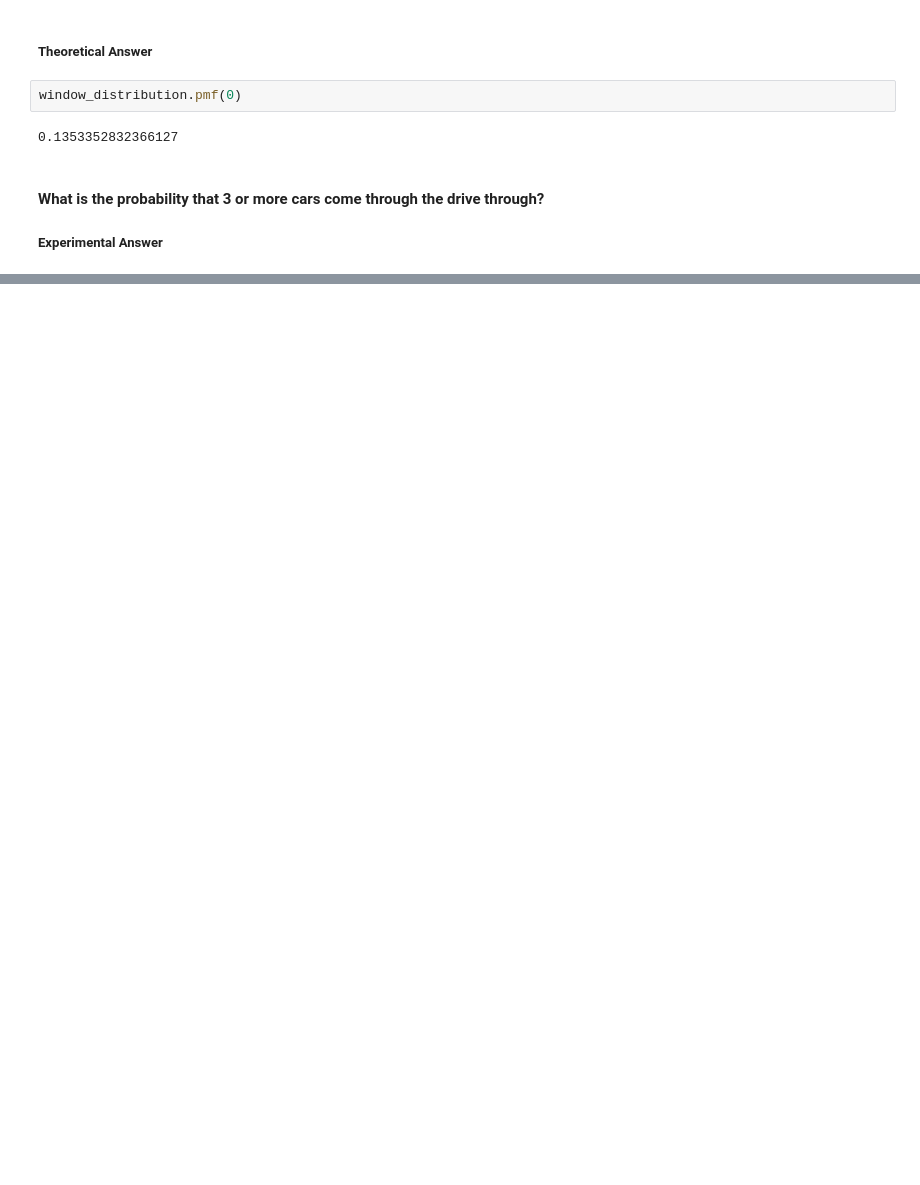
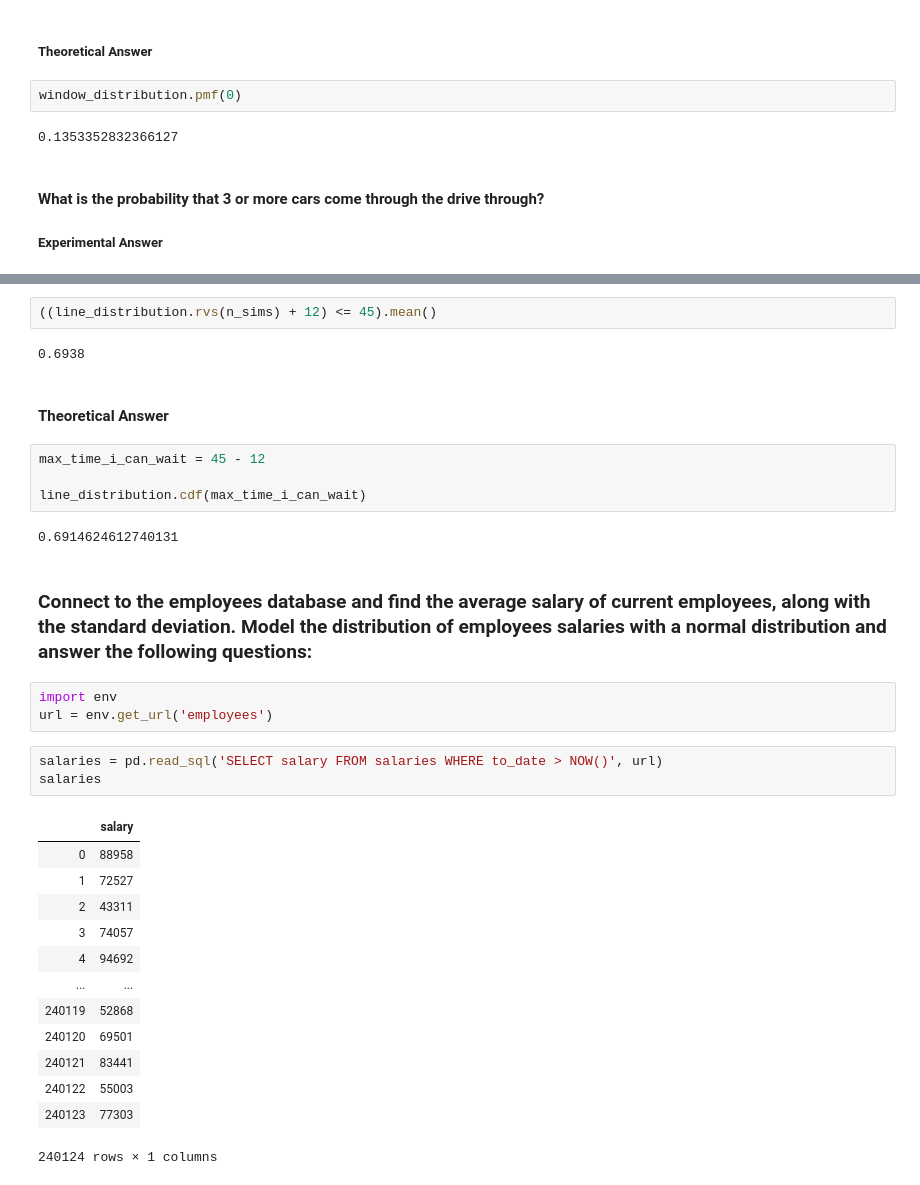
Before and after one commit to RyanMcCall/statistics-exercises, a Jupyter notebook: probability_distributions.ipynb, the cells around one changed output, grey strips where cells are left out. Saved outputs shown, nothing was run; the diff lists cells and outputs as text; blank space fills up the shorter version.

```diff
--- a/probability_distributions.ipynb
+++ b/probability_distributions.ipynb
@@ -34,0 +242,34 @@ window_distribution.pmf(0)
+# %%
+((line_distribution.rvs(n_sims) + 12) <= 45).mean()
+# %% [output]
+0.6938
+# %% [markdown]
+#### Theoretical Answer
+# %%
+max_time_i_can_wait = 45 - 12
+
+line_distribution.cdf(max_time_i_can_wait)
+# %% [output]
+0.6914624612740131
+# %% [markdown]
+### Connect to the employees database and find the average salary of current employees, along with the standard deviation. Model the distribution of employees salaries with a normal distribution and answer the following questions:
+# %%
+import env
+url = env.get_url('employees')
+# %%
+salaries = pd.read_sql('SELECT salary FROM salaries WHERE to_date > NOW()', url)
+salaries
+# %% [output]
+|  | salary |
+| 0 | 88958 |
+| 1 | 72527 |
+| 2 | 43311 |
+| 3 | 74057 |
+| 4 | 94692 |
+| ... | ... |
+| 240119 | 52868 |
+| 240120 | 69501 |
+| 240121 | 83441 |
+| 240122 | 55003 |
+| 240123 | 77303 |
+240124 rows × 1 columns
```
Also changed, not shown: parts of 86 cells of this notebook.
